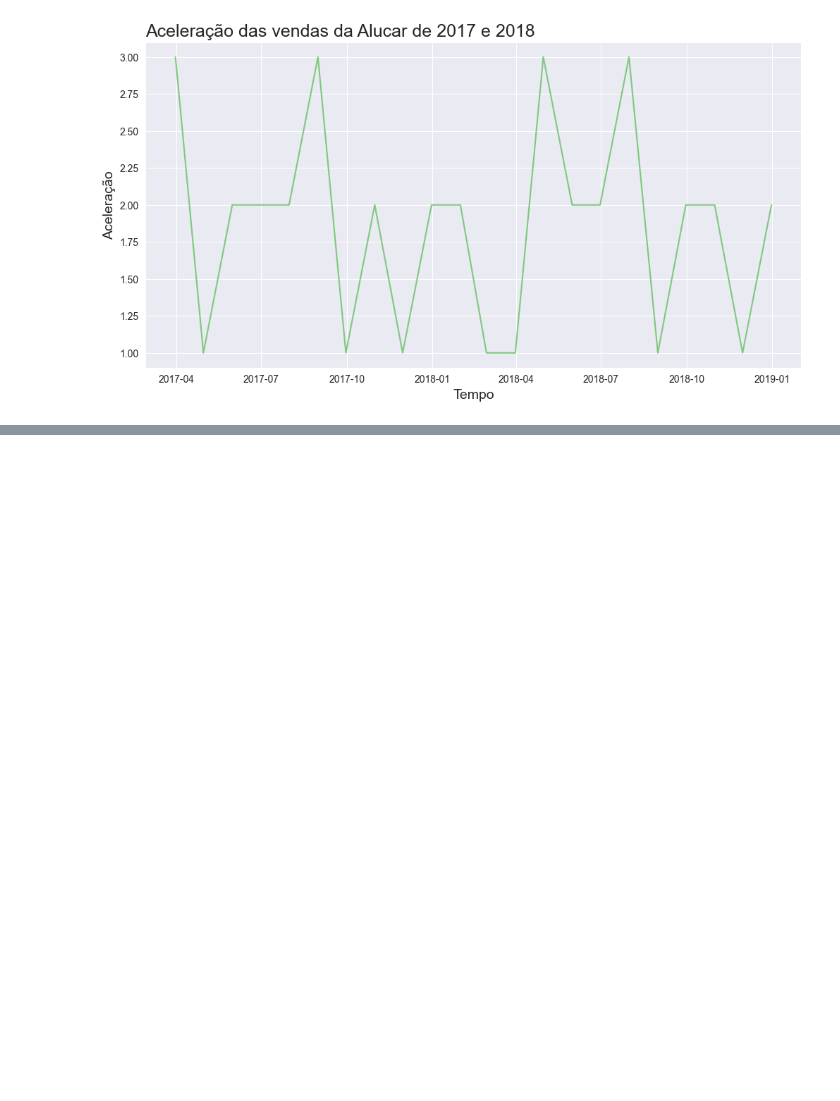
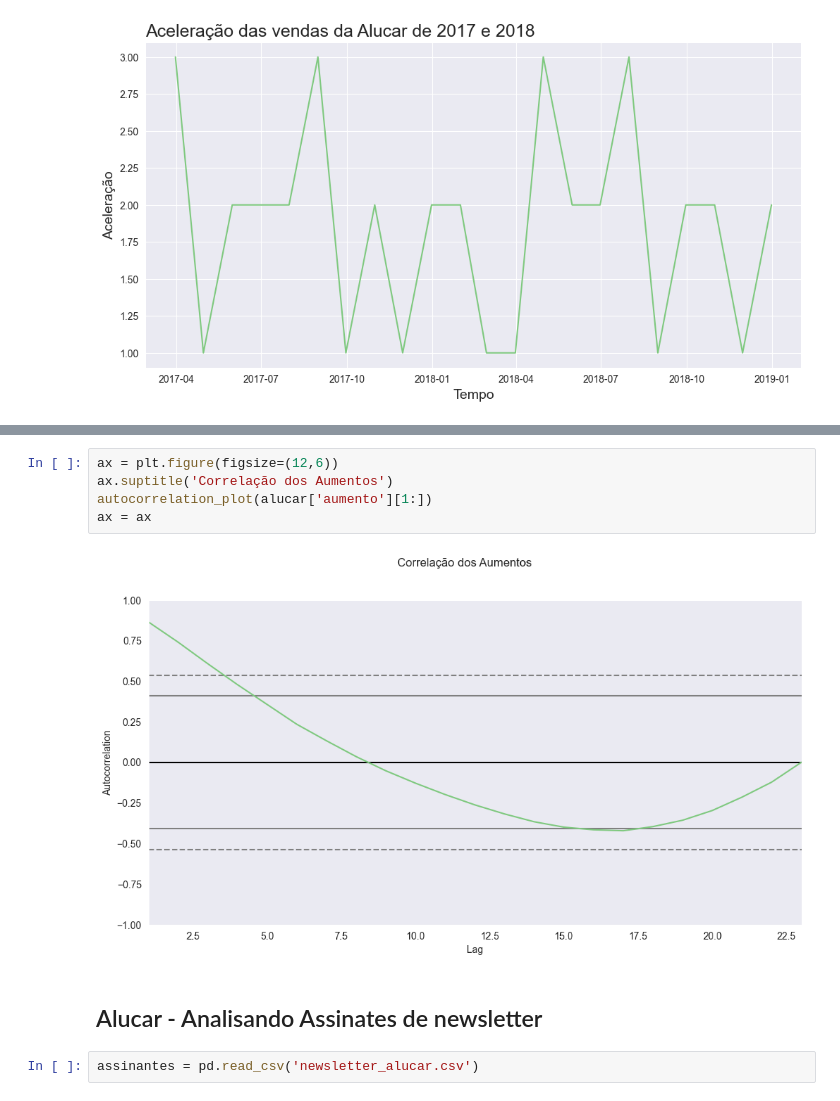
Before and after one commit to uiara/estudando_alura, a Jupyter notebook: Análise de Series Temporais/time_series.ipynb, the cells around one changed output, grey strips where cells are left out. Drawn from its saved outputs; the diff is of its cells as text; blank space fills up the shorter version.

```diff
--- a/Análise de Series Temporais/time_series.ipynb
+++ b/Análise de Series Temporais/time_series.ipynb
@@ -99,0 +131,11 @@ plotar ('Aceleração das vendas da Alucar de 2017 e 2018', 'Tempo', 'Aceleraç
+# %%
+ax = plt.figure(figsize=(12,6))
+ax.suptitle('Correlação dos Aumentos')
+autocorrelation_plot(alucar['aumento'][1:])
+ax = ax
+# %% [output]
+[figure, added]
+# %% [markdown]
+## Alucar - Analisando Assinates de newsletter
+# %%
+assinantes = pd.read_csv('newsletter_alucar.csv')
```
Also changed, not shown: parts of 14 cells of this notebook, 6 other files.
